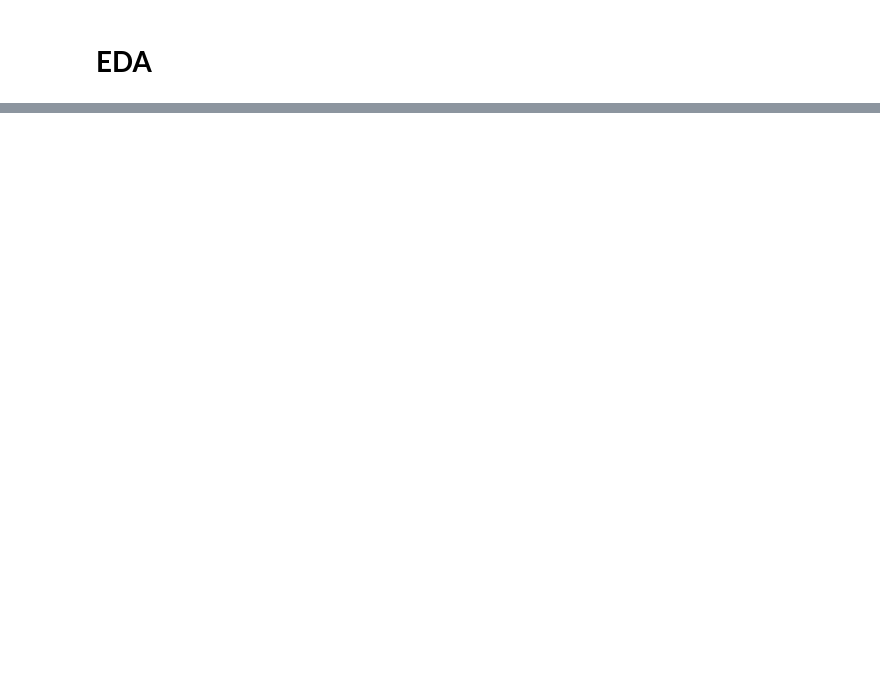
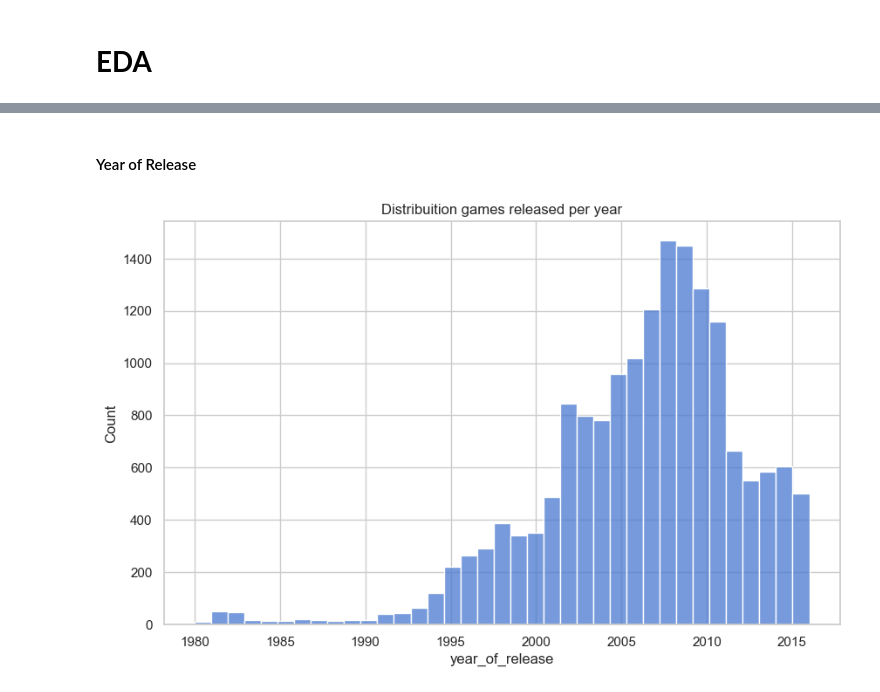
Before and after one commit to rodriguesbrian/tt6_ice_project, a Jupyter notebook: notebook/analysis.ipynb, the cells around one changed output, grey strips where cells are left out. Cells and saved outputs as stored; diff of their text form; code cells hidden in the pictures; blank space fills up the shorter version.

```diff
--- a/notebook/analysis.ipynb
+++ b/notebook/analysis.ipynb
@@ -420,3 +416,6 @@ games['total_sales'] = games['na_sales'] + games['eu_sales'] + games['jp_sales']
 `total_sales` agrega as vendas das quatro regiões disponíveis (`na_sales`, `eu_sales`, `jp_sales`, `other_sales`), representando o volume global de vendas de cada registro.
 
 Essa coluna será a principal métrica de desempenho comercial nas análises seguintes.
+# %%
+# ajuste coluna critic_score
+games['critic_score'] = games['critic_score'] / 10
@@ -424,0 +441,9 @@ Essa coluna será a principal métrica de desempenho comercial nas análises seg
+# %% [markdown]
+#### Year of Release
+# %%
+# criação diagrama de histogramo para visualização atributo alvo
+plt.title('Distribuition games released per year')
+sns.histplot(games['year_of_release'], bins=games['year_of_release'].nunique())
+plt.show()
+# %% [output]
+[figure, added]
```
Also changed, not shown: parts of 40 cells of this notebook.
